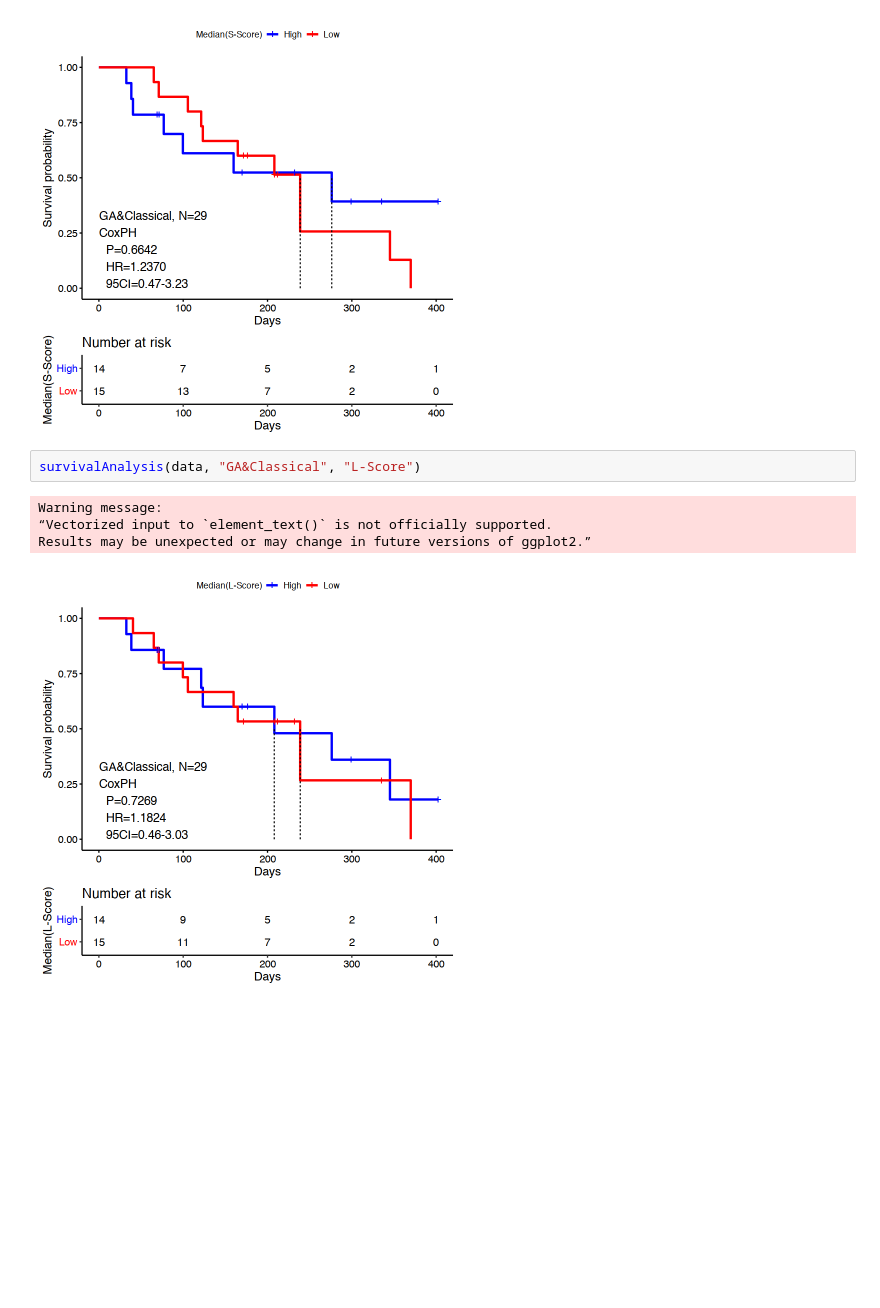
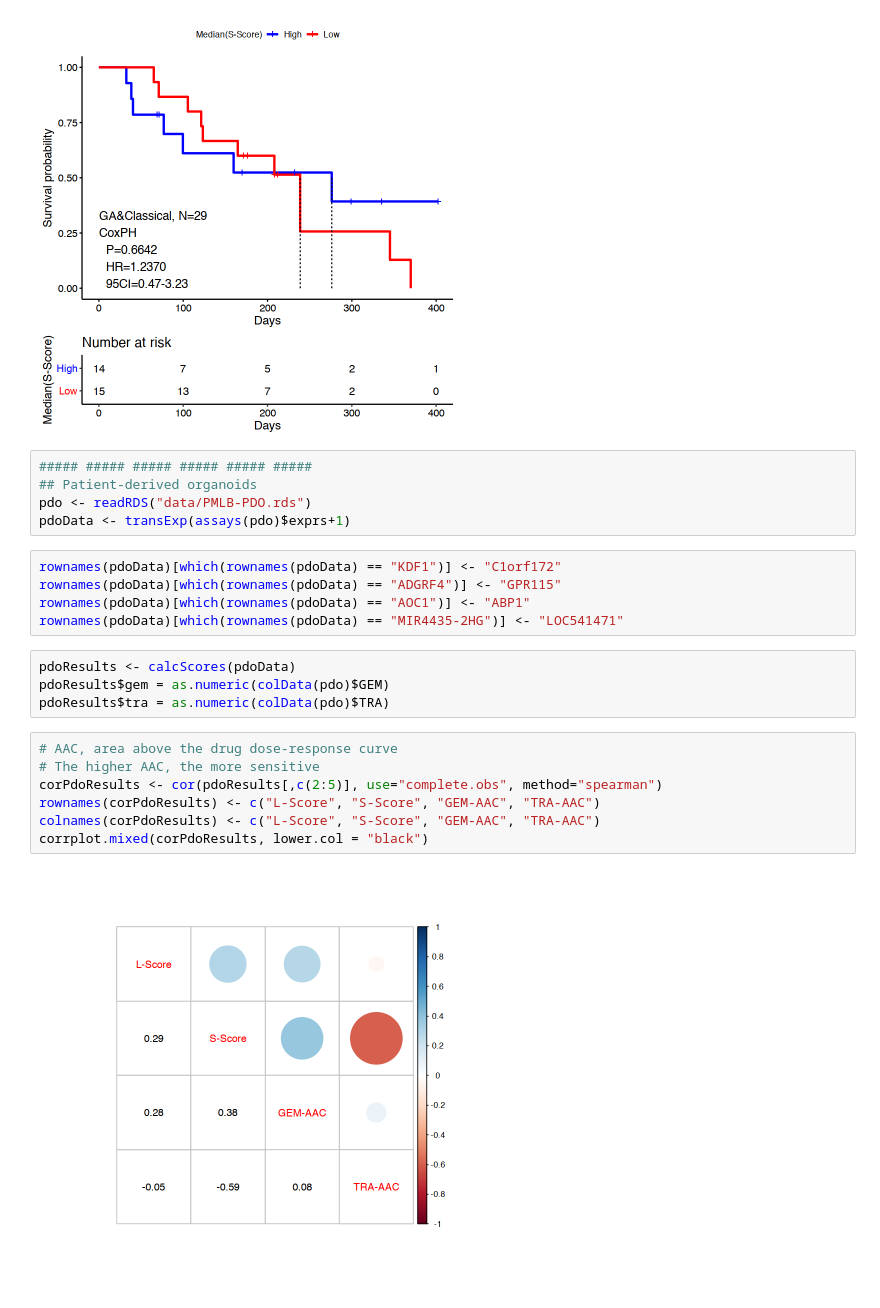
Before and after one commit to bhklab/RASDependencyScore, a Jupyter notebook: RASDSanalysis.ipynb, the cells around one changed output. Drawn from its saved outputs; the diff is of its cells as text; blank space fills up the shorter version.

Commit message:
Update: patient-derived organoids analysis

```diff
--- a/RASDSanalysis.ipynb
+++ b/RASDSanalysis.ipynb
@@ -707,10 +714,26 @@ Warning message:
 “Vectorized input to `element_text()` is not officially supported.
 Results may be unexpected or may change in future versions of ggplot2.”
 [figure]
-# %%
-survivalAnalysis(data, "GA&Classical", "L-Score")
-# %% [output]
-Warning message:
-“Vectorized input to `element_text()` is not officially supported.
-Results may be unexpected or may change in future versions of ggplot2.”
-[figure, removed]
+# %%
+##### ##### ##### ##### ##### #####
+## Patient-derived organoids
+pdo <- readRDS("data/PMLB-PDO.rds")
+pdoData <- transExp(assays(pdo)$exprs+1)
+# %%
+rownames(pdoData)[which(rownames(pdoData) == "KDF1")] <- "C1orf172"
+rownames(pdoData)[which(rownames(pdoData) == "ADGRF4")] <- "GPR115"
+rownames(pdoData)[which(rownames(pdoData) == "AOC1")] <- "ABP1"
+rownames(pdoData)[which(rownames(pdoData) == "MIR4435-2HG")] <- "LOC541471"
+# %%
+pdoResults <- calcScores(pdoData)
+pdoResults$gem = as.numeric(colData(pdo)$GEM)
+pdoResults$tra = as.numeric(colData(pdo)$TRA)
+# %%
+# AAC, area above the drug dose-response curve
+# The higher AAC, the more sensitive
+corPdoResults <- cor(pdoResults[,c(2:5)], use="complete.obs", method="spearman")
+rownames(corPdoResults) <- c("L-Score", "S-Score", "GEM-AAC", "TRA-AAC")
+colnames(corPdoResults) <- c("L-Score", "S-Score", "GEM-AAC", "TRA-AAC")
+corrplot.mixed(corPdoResults, lower.col = "black")
+# %% [output]
+[figure, added]
```
Also changed, not shown: parts of 12 cells of this notebook.
